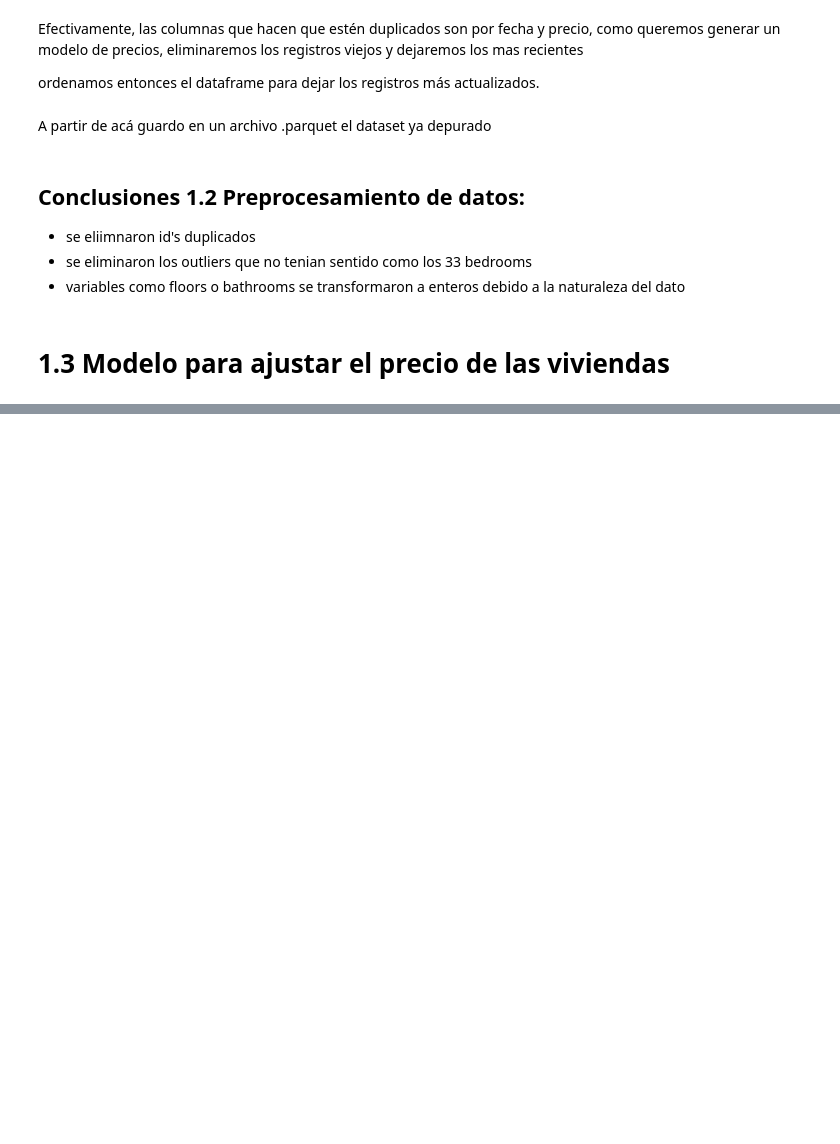
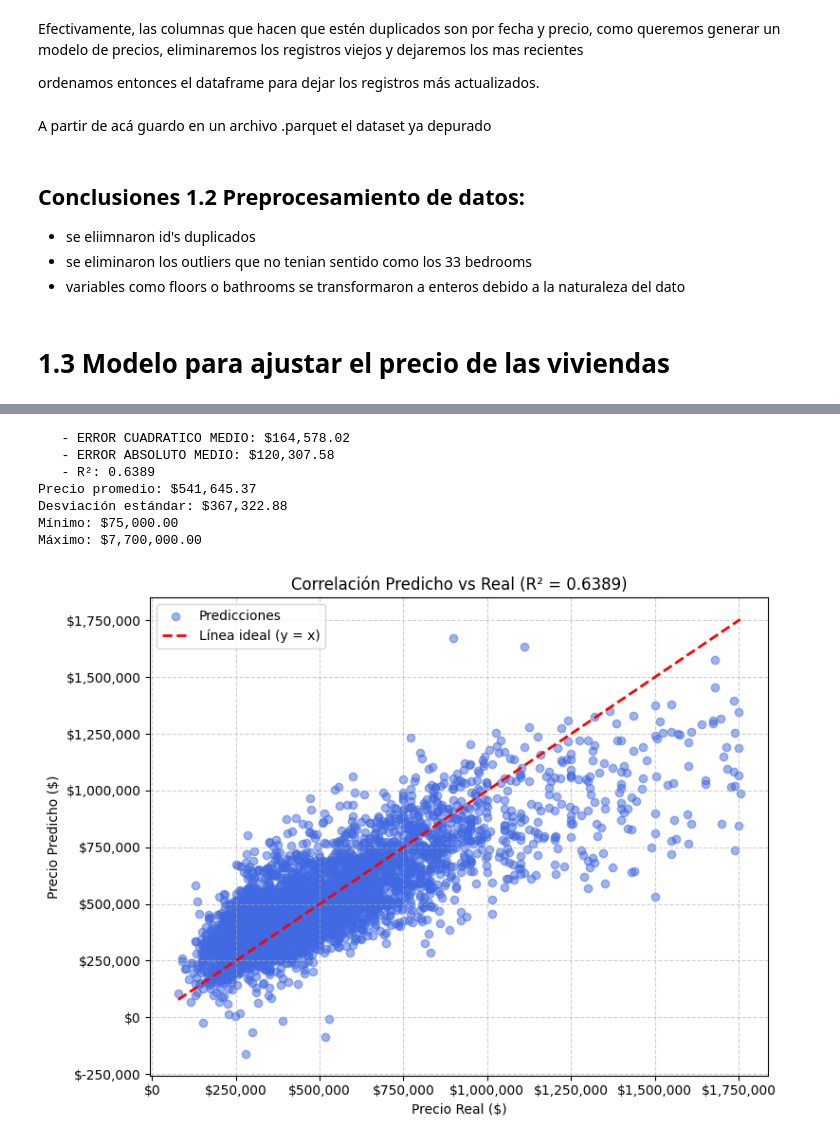
Before and after one commit to jodpinzonav/Prueba_Tecnica_Proteccion, a Jupyter notebook: primer_punto.ipynb, the cells around one changed output, grey strips where cells are left out. Saved outputs shown, nothing was run; the diff lists cells and outputs as text; code cells hidden in the pictures; blank space fills up the shorter version.

```diff
--- a/primer_punto.ipynb
+++ b/primer_punto.ipynb
@@ -210,7 +210,8 @@ df_clean.to_parquet('data/home_data_clean.parquet', index=False,engine='fastparq
 # Crear copia para preprocesamiento
 df_processed = df_clean.copy()
 
-Q1 = df_processed['price'].quantile(0.25)
+# seremos laxos con estos outliers, eliminando solo los que están muy fuera de rango
+Q1 = df_processed['price'].quantile(0.15)
 Q3 = df_processed['price'].quantile(0.75)
 IQR = Q3 - Q1
 lower_bound = Q1 - 3 * IQR
@@ -229,4 +230,5 @@ print(f"   - Outliers removidos: {outliers_removed} ({outliers_removed/outliers_
 # %%
+#creo variables nuevas para mejorar el modelado y la predicción
 # Edad de la vivienda
 if 'yr_built' in df_processed.columns:
     df_processed['house_age'] = 2025 - df_processed['yr_built']
@@ -237,10 +239,6 @@ if 'yr_renovated' in df_processed.columns:
     df_processed['is_renovated'] = (df_processed['yr_renovated'] > 0).astype(int)
     print("   - Creada: is_renovated (indicador de renovación)")
 
-# Precio por sqft
-if 'sqft_living' in df_processed.columns:
-    df_processed['price_per_sqft'] = df_processed['price'] / df_processed['sqft_living']
-    print("   - Creada: price_per_sqft (precio por pie cuadrado)")
 
 # Ratio baños/habitaciones
 if 'bathrooms' in df_processed.columns and 'bedrooms' in df_processed.columns:
@@ -248,7 +246,7 @@ if 'bathrooms' in df_processed.columns and 'bedrooms' in df_processed.columns:
     print("   - Creada: bath_bed_ratio (ratio baños/habitaciones)")
 
 # Eliminar columnas no relevantes o de identificación
-columns_to_drop = ['id', 'date', 'yr_renovated', 'zipcode']
+columns_to_drop = ['id', 'date', 'lat','long', 'zipcode']
 existing_drops = [col for col in columns_to_drop if col in df_processed.columns]
 df_processed = df_processed.drop(columns=existing_drops)
 print(f"   - Columnas eliminadas: {existing_drops}")
@@ -555,0 +319,70 @@ print("✅ ANÁLISIS COMPLETADO")
+# %%
+%matplotlib inline
+from sklearn.linear_model import LinearRegression
+import numpy as np
+from sklearn.metrics import mean_squared_error, mean_absolute_error,r2_score
+from sklearn.model_selection import cross_val_score
+import matplotlib.pyplot as plt
+
+results = {}
+lr = LinearRegression()
+# Entrenamos el modelo
+lr.fit(X_train_scaled, y_train)
+# Hacemos predicciones
+y_pred = lr.predict(X_test_scaled)
+# Evaluamos el modelo
+
+results['Linear Regression'] = {
+    'model': lr,
+    'y_pred': y_pred,
+    'rmse': np.sqrt(mean_squared_error(y_test, y_pred)),
+    'mae': mean_absolute_error(y_test, y_pred),
+    'r2': r2_score(y_test, y_pred),
+    'cv_score': cross_val_score(lr, X_train_scaled, y_train, cv=5,
+                                 scoring='neg_mean_squared_error').mean()
+}
+
+print(f"   - ERROR CUADRATICO MEDIO: ${results['Linear Regression']['rmse']:,.2f}")
+print(f"   - ERROR ABSOLUTO MEDIO: ${results['Linear Regression']['mae']:,.2f}")
+print(f"   - R²: {results['Linear Regression']['r2']:.4f}")
+
+
+mean_price = df_clean['price'].mean()
+std_price = df_clean['price'].std()
+min_price = df_clean['price'].min()
+max_price = df_clean['price'].max()
+
+print(f"Precio promedio: ${mean_price:,.2f}")
+print(f"Desviación estándar: ${std_price:,.2f}")
+print(f"Mínimo: ${min_price:,.2f}")
+print(f"Máximo: ${max_price:,.2f}")
+
+
+
+plt.figure(figsize=(8, 6))
+plt.scatter(y_test, y_pred, alpha=0.5, color='royalblue', label='Predicciones')
+plt.plot([y_test.min(), y_test.max()], [y_test.min(), y_test.max()],
+         'r--', lw=2, label='Línea ideal (y = x)')
+
+plt.title(f"Correlación Predicho vs Real (R² = {results['Linear Regression']['r2']:.4f})")
+plt.xlabel("Precio Real ($)")
+plt.ylabel("Precio Predicho ($)")
+
+# Ejes con formato de miles y signo $
+plt.ticklabel_format(style='plain', axis='both')  # elimina notación científica
+plt.gca().get_xaxis().set_major_formatter(plt.FuncFormatter(lambda x, _: f'${x:,.0f}'))
+plt.gca().get_yaxis().set_major_formatter(plt.FuncFormatter(lambda y, _: f'${y:,.0f}'))
+
+plt.legend()
+plt.grid(True, linestyle='--', alpha=0.6)
+plt.tight_layout()
+plt.show()
+# %% [output]
+   - ERROR CUADRATICO MEDIO: $164,578.02
+   - ERROR ABSOLUTO MEDIO: $120,307.58
+   - R²: 0.6389
+Precio promedio: $541,645.37
+Desviación estándar: $367,322.88
+Mínimo: $75,000.00
+Máximo: $7,700,000.00
+[figure, added]
```
Also changed, not shown: parts of 21 cells of this notebook, 2 other files.
